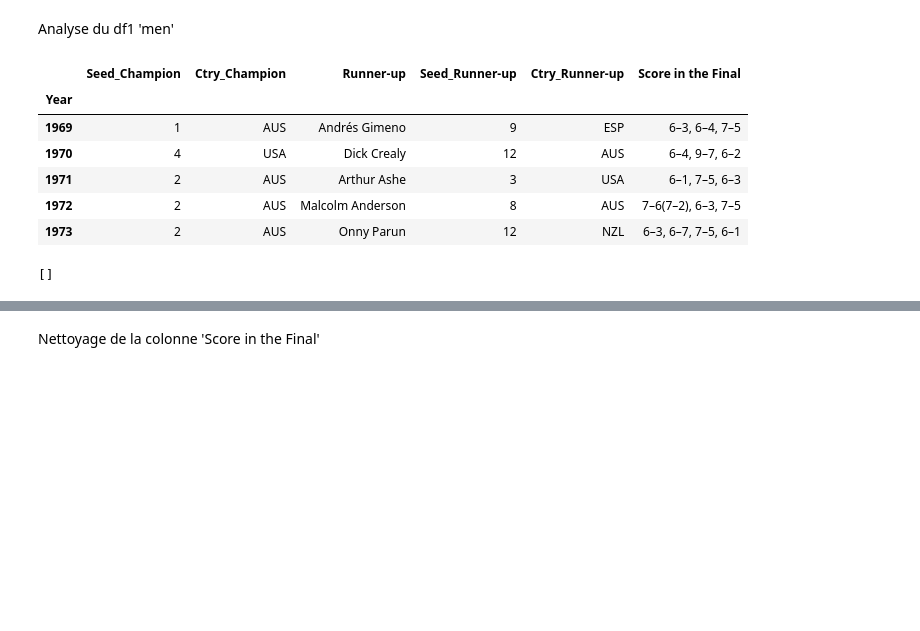
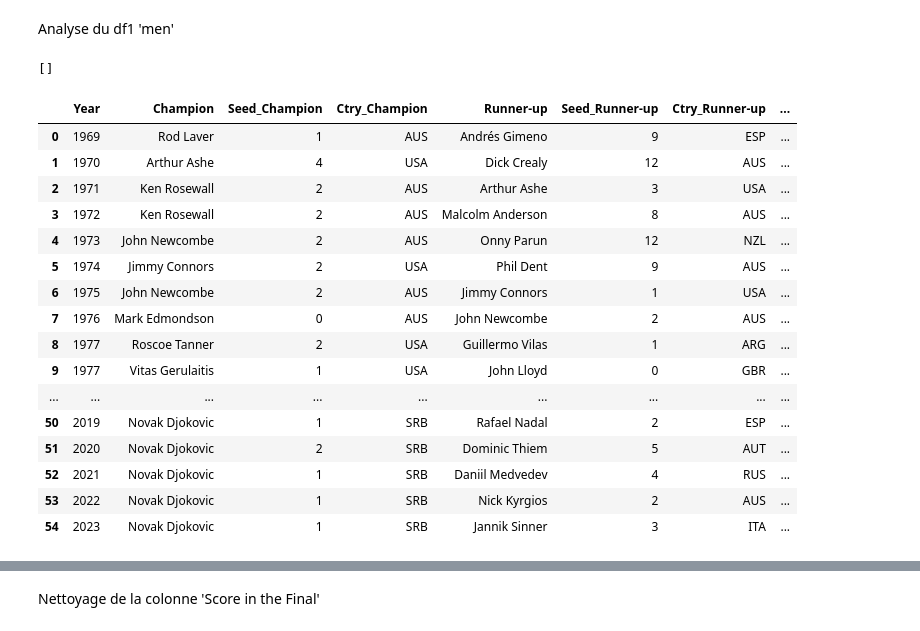
Before and after one commit to S0nia11/Projet_Sp-, a Jupyter notebook: Nettoyage data/Datasets/Matchs/Structure_datasets.ipynb, the cells around one changed output, grey strips where cells are left out. Saved outputs shown, nothing was run; the diff lists cells and outputs as text; code cells hidden in the pictures; blank space fills up the shorter version.

```diff
--- a/Nettoyage data/Datasets/Matchs/Structure_datasets.ipynb
+++ b/Nettoyage data/Datasets/Matchs/Structure_datasets.ipynb
@@ -20,25 +20,45 @@ df1.head(5)
 | 4 | 1973 | John Newcombe | 2 | AUS | Onny Parun | 12 | NZL | ... |
 # %% [markdown]
 Analyse du df1 'men'
-# %%
-#Suppression des index
-df1.set_index(df1.columns[0], inplace=True)
-df1.drop(columns=[df1.columns[0]], inplace=True)
-df1.head()
-# %% [output]
-|  | Seed_Champion | Ctry_Champion | Runner-up | Seed_Runner-up | Ctry_Runner-up | Score in the Final |
-| Year |  |  |  |  |  |  |
-| 1969 | 1 | AUS | Andrés Gimeno | 9 | ESP | 6–3, 6–4, 7–5 |
-| 1970 | 4 | USA | Dick Crealy | 12 | AUS | 6–4, 9–7, 6–2 |
-| 1971 | 2 | AUS | Arthur Ashe | 3 | USA | 6–1, 7–5, 6–3 |
-| 1972 | 2 | AUS | Malcolm Anderson | 8 | AUS | 7–6(7–2), 6–3, 7–5 |
-| 1973 | 2 | AUS | Onny Parun | 12 | NZL | 6–3, 6–7, 7–5, 6–1 |
 # %%
 #Vérifier si il y a des colonnes vides
 colonnes_vides = df1.columns[df1.isnull().all()].tolist()
 print(colonnes_vides)
 # %% [output]
 []
+# %%
+#ajout deux lignes 2022 et 2023
+data_to_add = {
+    'Year': [2022, 2023],
+    'Champion': ['Novak Djokovic', 'Novak Djokovic'],
+    'Seed_Champion': [1, 1],
+    'Ctry_Champion': ['SRB', 'SRB'],
+    'Runner-up': ['Nick Kyrgios', 'Jannik Sinner'],
+    'Seed_Runner-up': [2, 3],
+    'Ctry_Runner-up': ['AUS', 'ITA'],
+    'Score in the Final': ['4-6, 6-3, 6-4', '6-3, 6-3, 6-3']
+}
+df_to_add = pd.DataFrame(data_to_add)
+df1 = pd.concat([df1, df_to_add], ignore_index=True)
+df1
+# %% [output]
+|  | Year | Champion | Seed_Champion | Ctry_Champion | Runner-up | Seed_Runner-up | Ctry_Runner-up | ... |
+| 0 | 1969 | Rod Laver | 1 | AUS | Andrés Gimeno | 9 | ESP | ... |
+| 1 | 1970 | Arthur Ashe | 4 | USA | Dick Crealy | 12 | AUS | ... |
+| 2 | 1971 | Ken Rosewall | 2 | AUS | Arthur Ashe | 3 | USA | ... |
+| 3 | 1972 | Ken Rosewall | 2 | AUS | Malcolm Anderson | 8 | AUS | ... |
+| 4 | 1973 | John Newcombe | 2 | AUS | Onny Parun | 12 | NZL | ... |
+| 5 | 1974 | Jimmy Connors | 2 | USA | Phil Dent | 9 | AUS | ... |
+| 6 | 1975 | John Newcombe | 2 | AUS | Jimmy Connors | 1 | USA | ... |
+| 7 | 1976 | Mark Edmondson | 0 | AUS | John Newcombe | 2 | AUS | ... |
+| 8 | 1977 | Roscoe Tanner | 2 | USA | Guillermo Vilas | 1 | ARG | ... |
+| 9 | 1977 | Vitas Gerulaitis | 1 | USA | John Lloyd | 0 | GBR | ... |
+| ... | ... | ... | ... | ... | ... | ... | ... | ... |
+| 50 | 2019 | Novak Djokovic | 1 | SRB | Rafael Nadal | 2 | ESP | ... |
+| 51 | 2020 | Novak Djokovic | 2 | SRB | Dominic Thiem | 5 | AUT | ... |
+| 52 | 2021 | Novak Djokovic | 1 | SRB | Daniil Medvedev | 4 | RUS | ... |
+| 53 | 2022 | Novak Djokovic | 1 | SRB | Nick Kyrgios | 2 | AUS | ... |
+| 54 | 2023 | Novak Djokovic | 1 | SRB | Jannik Sinner | 3 | ITA | ... |
 # %%
 #Vérifier les données manquantes
 def profil_données(nom_data):
```
Also changed, not shown: parts of 7 cells of this notebook, 7 other files.
